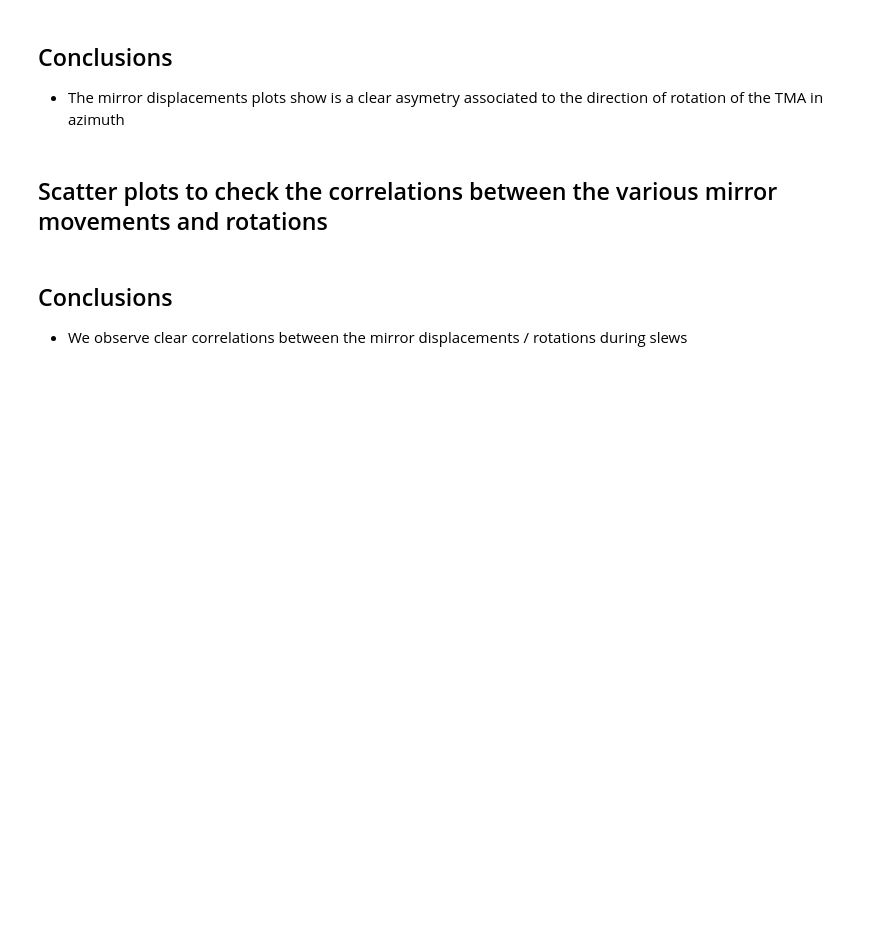
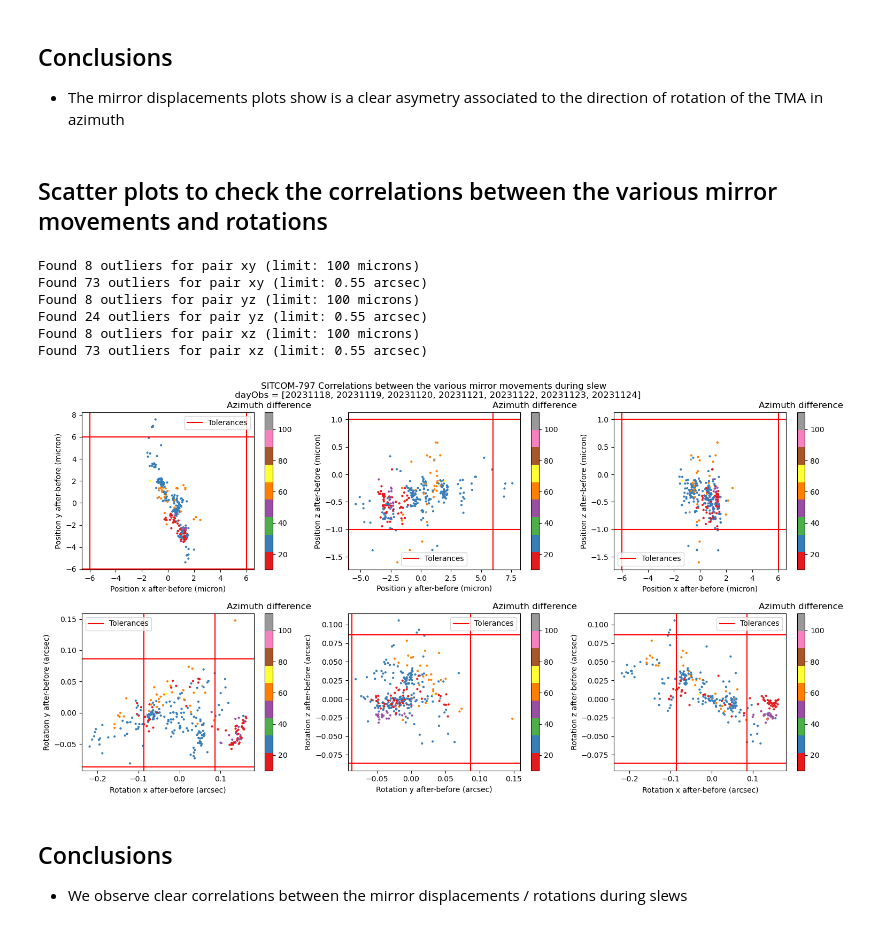
Before and after one commit to lsst-sitcom/notebooks_vandv, a Jupyter notebook: notebooks/tel_and_site/subsys_req_ver/m1m3/SITCOMTN-084-ims_slewing_azimuth_analysis_positioning.ipynb, the cells around one changed output. Saved outputs shown, nothing was run; the diff lists cells and outputs as text; code cells hidden in the pictures; blank space fills up the shorter version.

```diff
--- a/notebooks/tel_and_site/subsys_req_ver/m1m3/SITCOMTN-084-ims_slewing_azimuth_analysis_positioning.ipynb
+++ b/notebooks/tel_and_site/subsys_req_ver/m1m3/SITCOMTN-084-ims_slewing_azimuth_analysis_positioning.ipynb
@@ -562,10 +572,10 @@ for i in range(3):
     clb.ax.set_title("Azimuth difference")
 
     if pair[0] == "x" or pair[0] == "y":
-        axs[0][i].axvline(6, color="r")
+        axs[0][i].axvline(6, color="r", label="Tolerances")
         axs[0][i].axvline(-6, color="r")
     else:
-        axs[0][i].axvline(1, color="r")
+        axs[0][i].axvline(1, color="r", label="Tolerances")
         axs[0][i].axvline(-1, color="r")
 
     if pair[1] == "x" or pair[1] == "y":
@@ -574,52 +584,46 @@ for i in range(3):
     else:
         axs[0][i].axhline(1, color="r")
         axs[0][i].axhline(-1, color="r")
+
+    axs[0][i].legend()
 
     # Rotations
     R_diff_1 = (
         results[f"R_{pair[0]}_after"] - results[f"R_{pair[0]}_before"]
     ) * u.degree.to(u.arcsec)
     R_diff_2 = (
         results[f"R_{pair[1]}_after"] - results[f"R_{pair[1]}_before"]
     ) * u.degree.to(u.arcsec)
     mask_out = (np.abs(R_diff_1) < out_limit_rot) & (np.abs(R_diff_2) < out_limit_rot)
     print(
         f"Found {len(results)-np.sum(mask_out)} outliers for pair {pair} (limit: {out_limit_rot} arcsec)"
     )
     mask = mask_out & mask_move
     im = axs[1][i].scatter(
         R_diff_1[mask], R_diff_2[mask], c=abs(diff_azi[mask]), s=4, cmap=cm
     )
     axs[1][i].set_xlabel(f"Rotation {pair[0]} after-before (arcsec)")
     axs[1][i].set_ylabel(f"Rotation {pair[1]} after-before (arcsec)")
     clb = fig.colorbar(im, ax=axs[1][i])
     clb.ax.set_title("Azimuth difference")
 
-    axs[1][i].axhline(0.0864, color="r")
+    axs[1][i].axhline(0.0864, color="r", label="Tolerances")
     axs[1][i].axhline(-0.0864, color="r")
     axs[1][i].axvline(0.0864, color="r")
     axs[1][i].axvline(-0.0864, color="r")
-
-axs[0][1].text(
-    0.55,
-    0.82,
-    "Tolerances",
-    transform=axs[0][1].transAxes,
-    color="r",
-)
-
-axs[0][1].text(
-    0.83,
-    0.53,
-    "Tolerances",
-    rotation=90,
-    transform=axs[0][1].transAxes,
-    color="r",
-)
+    axs[1][i].legend()
 
 fig.suptitle(title + "\n")
 fig.tight_layout()
 plt.subplots_adjust(top=0.91)
+# %% [output]
+Found 8 outliers for pair xy (limit: 100 microns)
+Found 73 outliers for pair xy (limit: 0.55 arcsec)
+Found 8 outliers for pair yz (limit: 100 microns)
+Found 24 outliers for pair yz (limit: 0.55 arcsec)
+Found 8 outliers for pair xz (limit: 100 microns)
+Found 73 outliers for pair xz (limit: 0.55 arcsec)
+[figure, added]
 # %% [markdown]
 ## Conclusions
 
```
Also changed, not shown: parts of 8 cells of this notebook.
